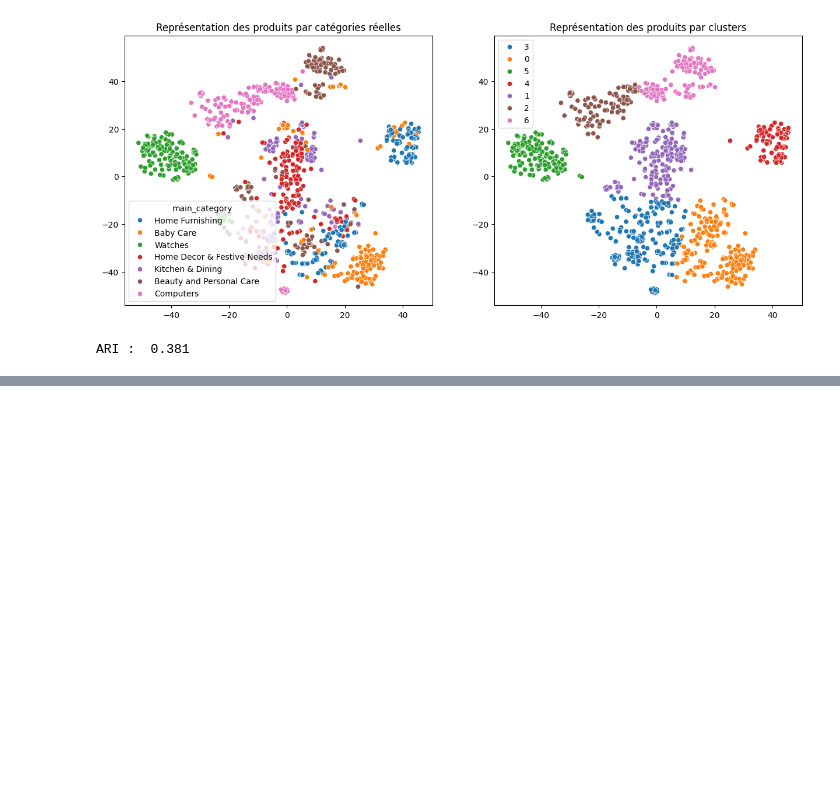
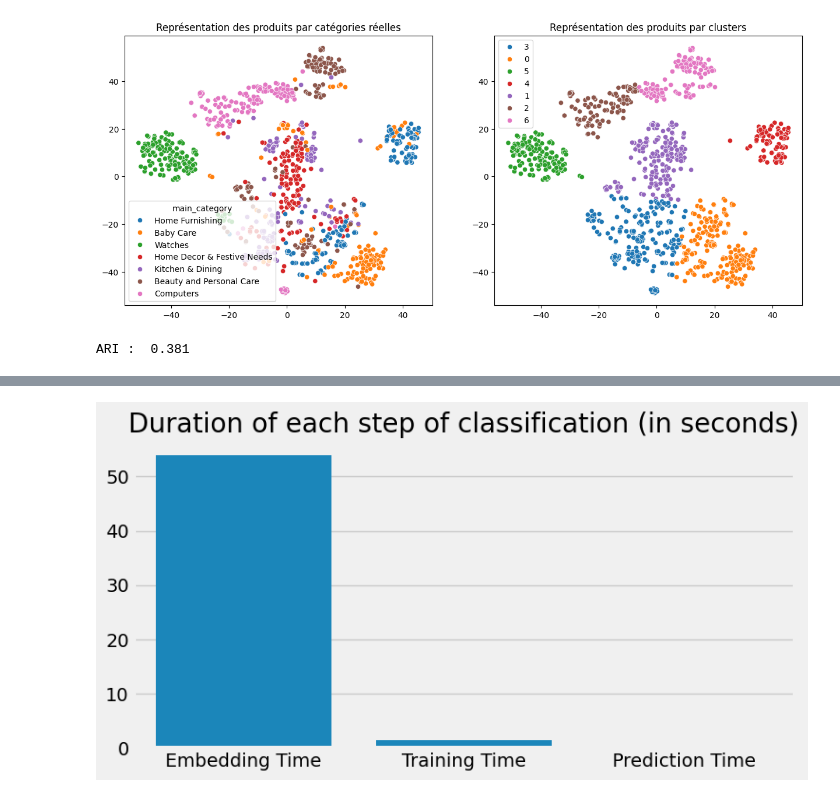
Before and after one commit to alexandre-petit/Cost_benefit_of_LLMs, a Jupyter notebook: 1_Classification_BERT_embedding_NN.ipynb, the cells around one changed output, grey strips where cells are left out. Saved outputs shown, nothing was run; the diff lists cells and outputs as text; code cells hidden in the pictures; blank space fills up the shorter version.

```diff
--- a/1_Classification_BERT_embedding_NN.ipynb
+++ b/1_Classification_BERT_embedding_NN.ipynb
@@ -241,7 +235,7 @@ def feature_BERT_fct(model, model_type, sentences, max_length, b_size, mode='HF'
     time2 = np.round(perf_counter() - time1,0)
     print("temps traitement : ", time2)
 
-    return features_bert, last_hidden_states_tot
+    return features_bert, last_hidden_states_tot, time2
 # %%
 max_length = 64
 batch_size = 10
@@ -258,6 +254,6 @@ If your task is similar to the task the model of the checkpoint was trained on,
 # %%
 # Création des features
 
-features_bert, last_hidden_states_tot = feature_BERT_fct(model, model_type, sentences,
+features_bert, last_hidden_states_tot, embedding_time = feature_BERT_fct(model, model_type, sentences,
                                                          max_length, batch_size, mode='HF')
 # %% [output]
@@ -335,0 +316,23 @@ Epoch 5/5
+# %%
+start = perf_counter()
+
+h = model.fit(X_train, y_train,
+              validation_data=(X_val, y_val),
+              batch_size=128,
+              epochs=5)
+
+end = perf_counter()
+
+training_time = end - start
+
+start = perf_counter()
+
+y_pred = model.predict(X_test)
+
+end = perf_counter()
+
+prediction_time = end - start
+
+print(f"it tooks {training_time:.2f} seconds to train the neural network")
+print(f"and {prediction_time:.2f} seconds to make the prediction")
+print(f"Total duration (including embedding): {embedding_time + training_time + prediction_time:.2f} seconds")
@@ -336,3 +354,13 @@ Epoch 5/5
+# %%
+plt.style.use("fivethirtyeight")
+
+plt.figure(figsize=(8,4))
+
+sns.barplot(x=["Embedding Time", "Training Time", "Prediction Time"],
+            y=[embedding_time, training_time, prediction_time])
+plt.title("Duration of each step of classification (in seconds)");
+# %% [output]
+[figure, added]
 # %%
 y_pred = model.predict(X_test)
 # %% [output]
```
Also changed, not shown: parts of 22 cells of this notebook, 9 other files.
